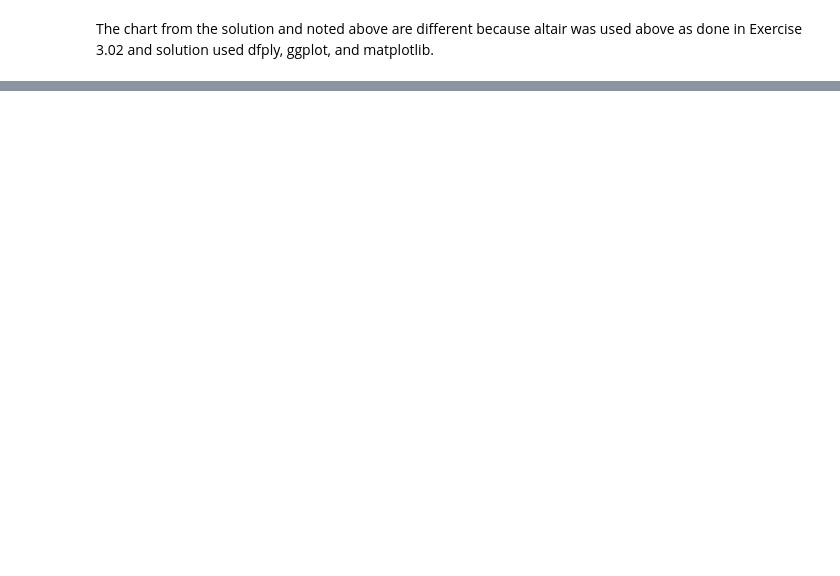
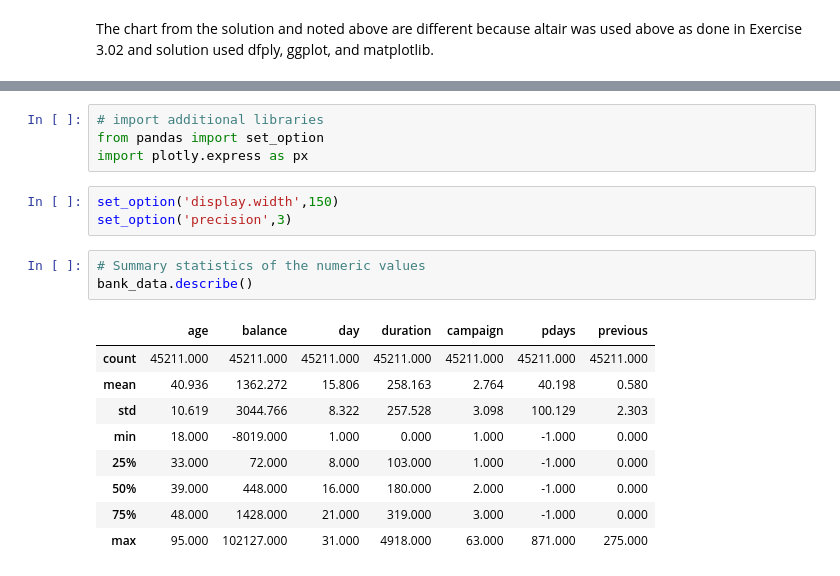
Before and after one commit to jjpal/practice_projects, a Jupyter notebook: Packt Workshops/Binary_Classification_Activity_3_01.ipynb, the cells around one changed output, grey strips where cells are left out. Cells and saved outputs as stored; diff of their text form; blank space fills up the shorter version.

```diff
--- a/Packt Workshops/Binary_Classification_Activity_3_01.ipynb
+++ b/Packt Workshops/Binary_Classification_Activity_3_01.ipynb
@@ -113,0 +141,20 @@ The chart from the solution and noted above are different because altair was use
+# %%
+# import additional libraries
+from pandas import set_option
+import plotly.express as px
+# %%
+set_option('display.width',150)
+set_option('precision',3)
+# %%
+# Summary statistics of the numeric values
+bank_data.describe()
+# %% [output]
+|  | age | balance | day | duration | campaign | pdays | previous |
+| count | 45211.000 | 45211.000 | 45211.000 | 45211.000 | 45211.000 | 45211.000 | 45211.000 |
+| mean | 40.936 | 1362.272 | 15.806 | 258.163 | 2.764 | 40.198 | 0.580 |
+| std | 10.619 | 3044.766 | 8.322 | 257.528 | 3.098 | 100.129 | 2.303 |
+| min | 18.000 | -8019.000 | 1.000 | 0.000 | 1.000 | -1.000 | 0.000 |
+| 25% | 33.000 | 72.000 | 8.000 | 103.000 | 1.000 | -1.000 | 0.000 |
+| 50% | 39.000 | 448.000 | 16.000 | 180.000 | 2.000 | -1.000 | 0.000 |
+| 75% | 48.000 | 1428.000 | 21.000 | 319.000 | 3.000 | -1.000 | 0.000 |
+| max | 95.000 | 102127.000 | 31.000 | 4918.000 | 63.000 | 871.000 | 275.000 |
```
Also changed, not shown: parts of 15 cells of this notebook.
